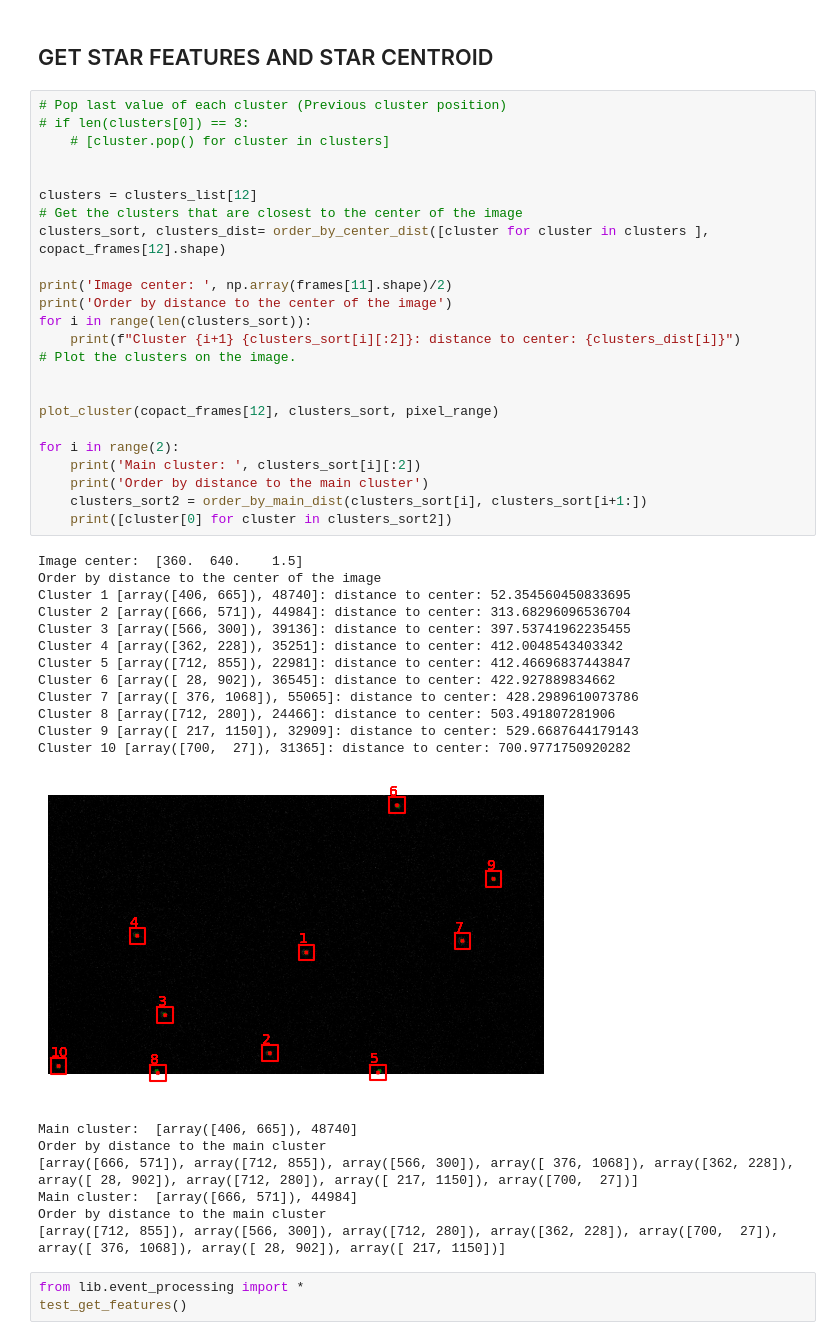
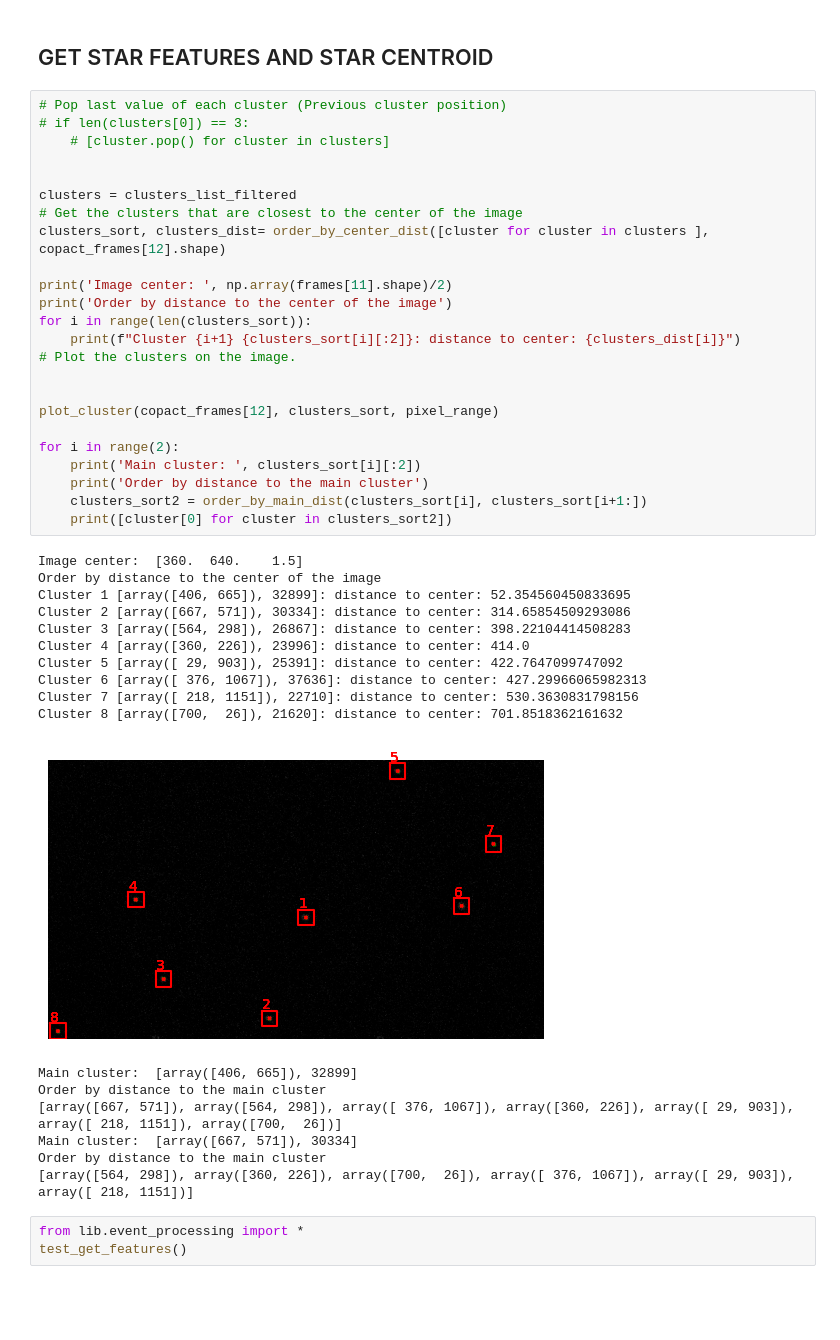
Before and after one commit to I-Zuniga/Event_Star_tracker, a Jupyter notebook: jupyter_notebooks/sdk_test.ipynb, the cells around one changed output. Drawn from its saved outputs; the diff is of its cells as text; blank space fills up the shorter version.

```diff
--- a/jupyter_notebooks/sdk_test.ipynb
+++ b/jupyter_notebooks/sdk_test.ipynb
@@ -182,47 +173,45 @@ Original clusters:  27 Fitered clusters:  8
 # %%
 # Pop last value of each cluster (Previous cluster position)
 # if len(clusters[0]) == 3:
     # [cluster.pop() for cluster in clusters]
 
 
-clusters = clusters_list[12]
+clusters = clusters_list_filtered
 # Get the clusters that are closest to the center of the image
 clusters_sort, clusters_dist= order_by_center_dist([cluster for cluster in clusters ], copact_frames[12].shape)
 
 print('Image center: ', np.array(frames[11].shape)/2)
 print('Order by distance to the center of the image')
 for i in range(len(clusters_sort)):
     print(f"Cluster {i+1} {clusters_sort[i][:2]}: distance to center: {clusters_dist[i]}")
 # Plot the clusters on the image.
 
 
 plot_cluster(copact_frames[12], clusters_sort, pixel_range)
 
 for i in range(2):
     print('Main cluster: ', clusters_sort[i][:2])
     print('Order by distance to the main cluster')
     clusters_sort2 = order_by_main_dist(clusters_sort[i], clusters_sort[i+1:])
     print([cluster[0] for cluster in clusters_sort2])
 # %% [output]
 Image center:  [360.  640.    1.5]
 Order by distance to the center of the image
-Cluster 1 [array([406, 665]), 48740]: distance to center: 52.354560450833695
-Cluster 2 [array([666, 571]), 44984]: distance to center: 313.68296096536704
-Cluster 3 [array([566, 300]), 39136]: distance to center: 397.53741962235455
-Cluster 4 [array([362, 228]), 35251]: distance to center: 412.0048543403342
-Cluster 5 [array([712, 855]), 22981]: distance to center: 412.46696837443847
-Cluster 6 [array([ 28, 902]), 36545]: distance to center: 422.927889834662
-Cluster 7 [array([ 376, 1068]), 55065]: distance to center: 428.2989610073786
-Cluster 8 [array([712, 280]), 24466]: distance to center: 503.491807281906
-Cluster 9 [array([ 217, 1150]), 32909]: distance to center: 529.6687644179143
-Cluster 10 [array([700,  27]), 31365]: distance to center: 700.9771750920282
+Cluster 1 [array([406, 665]), 32899]: distance to center: 52.354560450833695
+Cluster 2 [array([667, 571]), 30334]: distance to center: 314.65854509293086
+Cluster 3 [array([564, 298]), 26867]: distance to center: 398.22104414508283
+Cluster 4 [array([360, 226]), 23996]: distance to center: 414.0
+Cluster 5 [array([ 29, 903]), 25391]: distance to center: 422.7647099747092
+Cluster 6 [array([ 376, 1067]), 37636]: distance to center: 427.29966065982313
+Cluster 7 [array([ 218, 1151]), 22710]: distance to center: 530.3630831798156
+Cluster 8 [array([700,  26]), 21620]: distance to center: 701.8518362161632
-[figure, old version]
+[figure, new version]
-Main cluster:  [array([406, 665]), 48740]
+Main cluster:  [array([406, 665]), 32899]
 Order by distance to the main cluster
-[array([666, 571]), array([712, 855]), array([566, 300]), array([ 376, 1068]), array([362, 228]), array([ 28, 902]), array([712, 280]), array([ 217, 1150]), array([700,  27])]
-Main cluster:  [array([666, 571]), 44984]
+[array([667, 571]), array([564, 298]), array([ 376, 1067]), array([360, 226]), array([ 29, 903]), array([ 218, 1151]), array([700,  26])]
+Main cluster:  [array([667, 571]), 30334]
 Order by distance to the main cluster
-[array([712, 855]), array([566, 300]), array([712, 280]), array([362, 228]), array([700,  27]), array([ 376, 1068]), array([ 28, 902]), array([ 217, 1150])]
+[array([564, 298]), array([360, 226]), array([700,  26]), array([ 376, 1067]), array([ 29, 903]), array([ 218, 1151])]
 # %%
 from lib.event_processing import *
 test_get_features()
```
Also changed, not shown: parts of 5 cells of this notebook, 3 other files.
